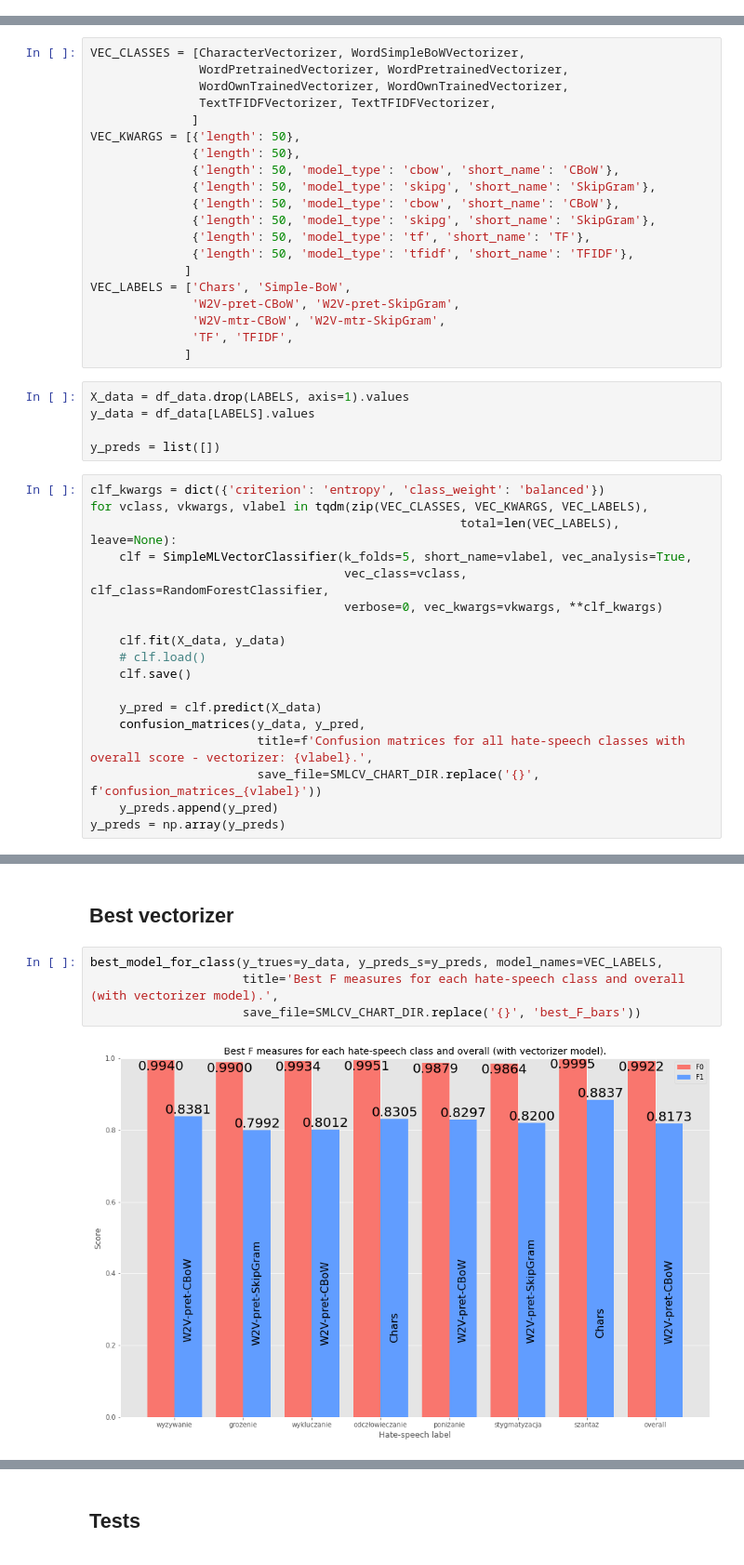
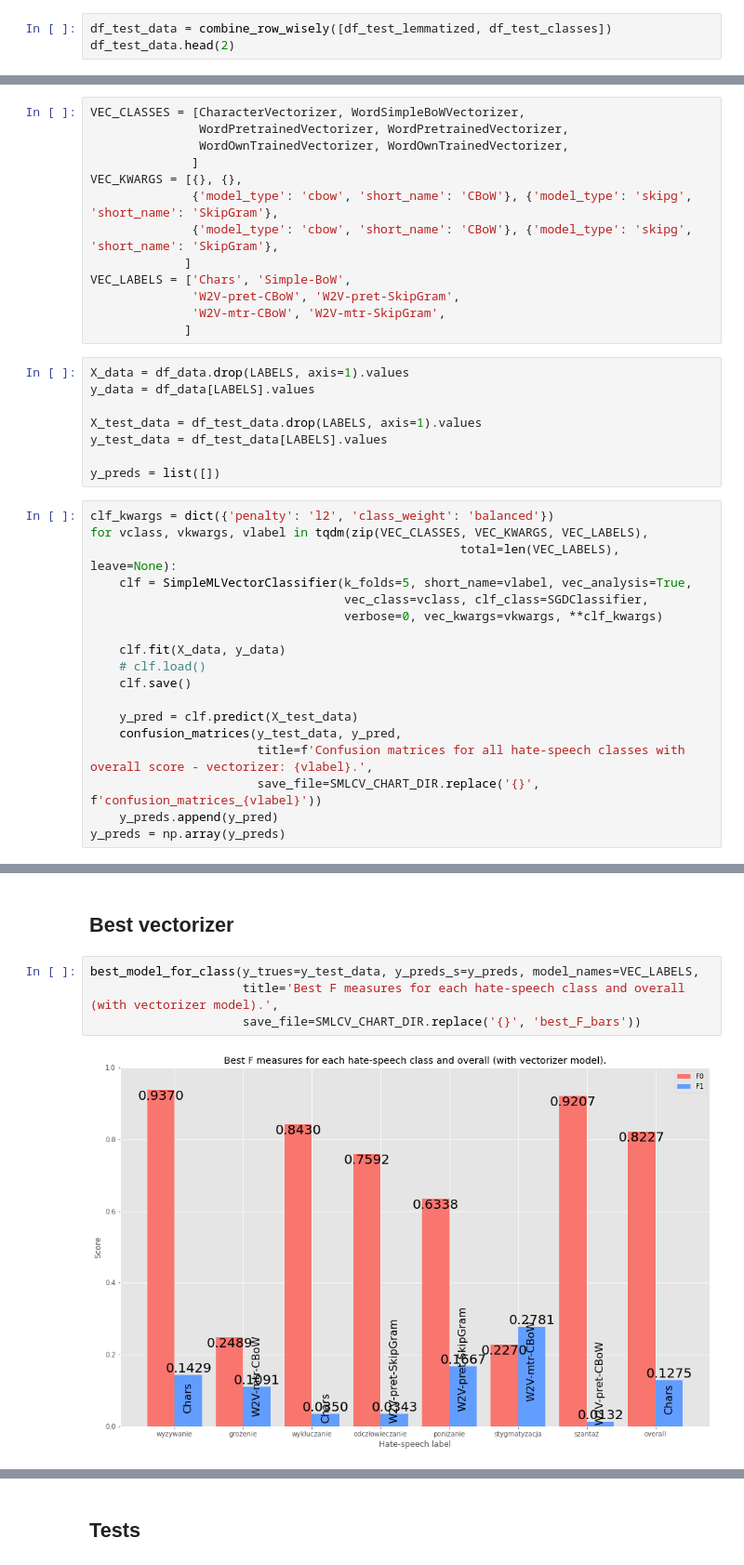
Before and after one commit to kaluzny1995/HSD2.0, a Jupyter notebook: 14a. SimpleMLCLassifierVectorizers (I).ipynb, the cells around one changed output, grey strips where cells are left out. Shown at 93% size. Saved outputs shown, nothing was run; the diff lists cells and outputs as text.

Commit message:
Notebooks update 2021-04-03
Update of all notebooks. All models tested on 1000 annotated test-only data.

```diff
--- a/14a. SimpleMLCLassifierVectorizers (I).ipynb
+++ b/14a. SimpleMLCLassifierVectorizers (I).ipynb
@@ -67,0 +90,3 @@ df_data.head(2)
+# %%
+df_test_data = combine_row_wisely([df_test_lemmatized, df_test_classes])
+df_test_data.head(2)
@@ -71,41 +100,37 @@ df_data.head(2)
 VEC_CLASSES = [CharacterVectorizer, WordSimpleBoWVectorizer,
                WordPretrainedVectorizer, WordPretrainedVectorizer,
                WordOwnTrainedVectorizer, WordOwnTrainedVectorizer,
-               TextTFIDFVectorizer, TextTFIDFVectorizer,
               ]
-VEC_KWARGS = [{'length': 50},
-              {'length': 50},
-              {'length': 50, 'model_type': 'cbow', 'short_name': 'CBoW'},
-              {'length': 50, 'model_type': 'skipg', 'short_name': 'SkipGram'},
-              {'length': 50, 'model_type': 'cbow', 'short_name': 'CBoW'},
-              {'length': 50, 'model_type': 'skipg', 'short_name': 'SkipGram'},
-              {'length': 50, 'model_type': 'tf', 'short_name': 'TF'},
-              {'length': 50, 'model_type': 'tfidf', 'short_name': 'TFIDF'},
+VEC_KWARGS = [{}, {},
+              {'model_type': 'cbow', 'short_name': 'CBoW'}, {'model_type': 'skipg', 'short_name': 'SkipGram'},
+              {'model_type': 'cbow', 'short_name': 'CBoW'}, {'model_type': 'skipg', 'short_name': 'SkipGram'},
              ]
 VEC_LABELS = ['Chars', 'Simple-BoW',
               'W2V-pret-CBoW', 'W2V-pret-SkipGram',
               'W2V-mtr-CBoW', 'W2V-mtr-SkipGram',
-              'TF', 'TFIDF',
              ]
 # %%
 X_data = df_data.drop(LABELS, axis=1).values
 y_data = df_data[LABELS].values
 
+X_test_data = df_test_data.drop(LABELS, axis=1).values
+y_test_data = df_test_data[LABELS].values
+
 y_preds = list([])
 # %%
-clf_kwargs = dict({'criterion': 'entropy', 'class_weight': 'balanced'})
+clf_kwargs = dict({'penalty': 'l2', 'class_weight': 'balanced'})
 for vclass, vkwargs, vlabel in tqdm(zip(VEC_CLASSES, VEC_KWARGS, VEC_LABELS),
                                                    total=len(VEC_LABELS), leave=None):
     clf = SimpleMLVectorClassifier(k_folds=5, short_name=vlabel, vec_analysis=True,
-                                   vec_class=vclass, clf_class=RandomForestClassifier,
+                                   vec_class=vclass, clf_class=SGDClassifier,
                                    verbose=0, vec_kwargs=vkwargs, **clf_kwargs)
 
     clf.fit(X_data, y_data)
     # clf.load()
     clf.save()
 
-    y_pred = clf.predict(X_data)
-    confusion_matrices(y_data, y_pred,
+    y_pred = clf.predict(X_test_data)
+    confusion_matrices(y_test_data, y_pred,
                        title=f'Confusion matrices for all hate-speech classes with overall score - vectorizer: {vlabel}.',
                        save_file=SMLCV_CHART_DIR.replace('{}', f'confusion_matrices_{vlabel}'))
     y_preds.append(y_pred)
@@ -143,9 +166,9 @@ models_quality_plot(y_trues=y_data, y_preds_s=y_preds, model_names=VEC_LABELS,
 # %% [markdown]
 ## Best vectorizer
 # %%
-best_model_for_class(y_trues=y_data, y_preds_s=y_preds, model_names=VEC_LABELS,
+best_model_for_class(y_trues=y_test_data, y_preds_s=y_preds, model_names=VEC_LABELS,
                      title='Best F measures for each hate-speech class and overall (with vectorizer model).',
                      save_file=SMLCV_CHART_DIR.replace('{}', 'best_F_bars'))
 # %% [output]
-[figure, old version]
+[figure, new version]
 # %% [markdown]
```
Also changed, not shown: parts of 22 cells of this notebook, 26 other files.
